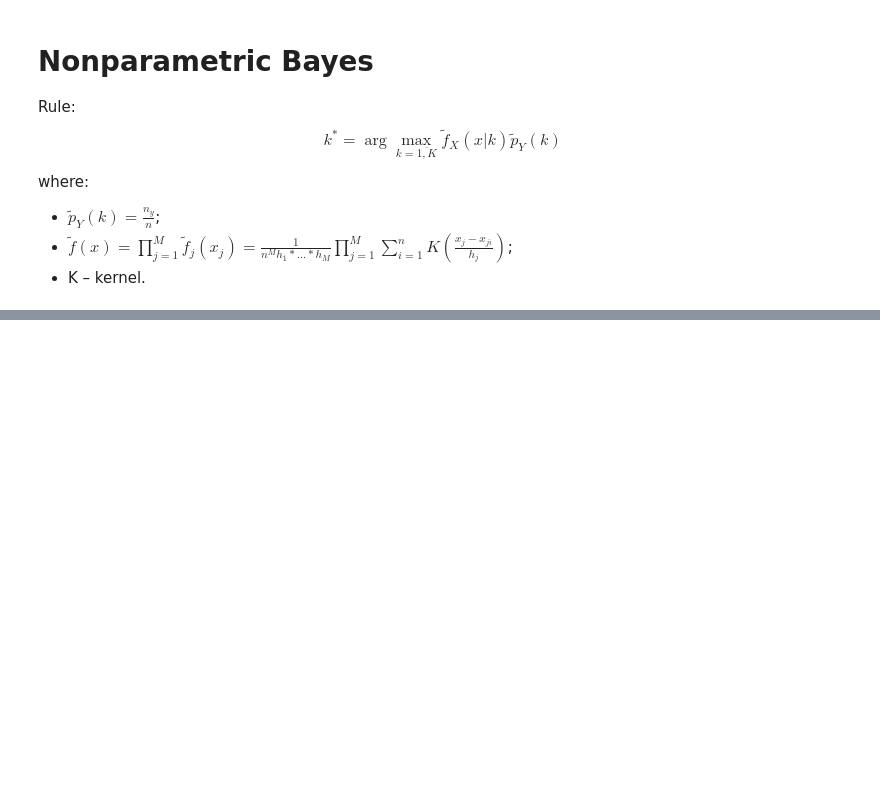
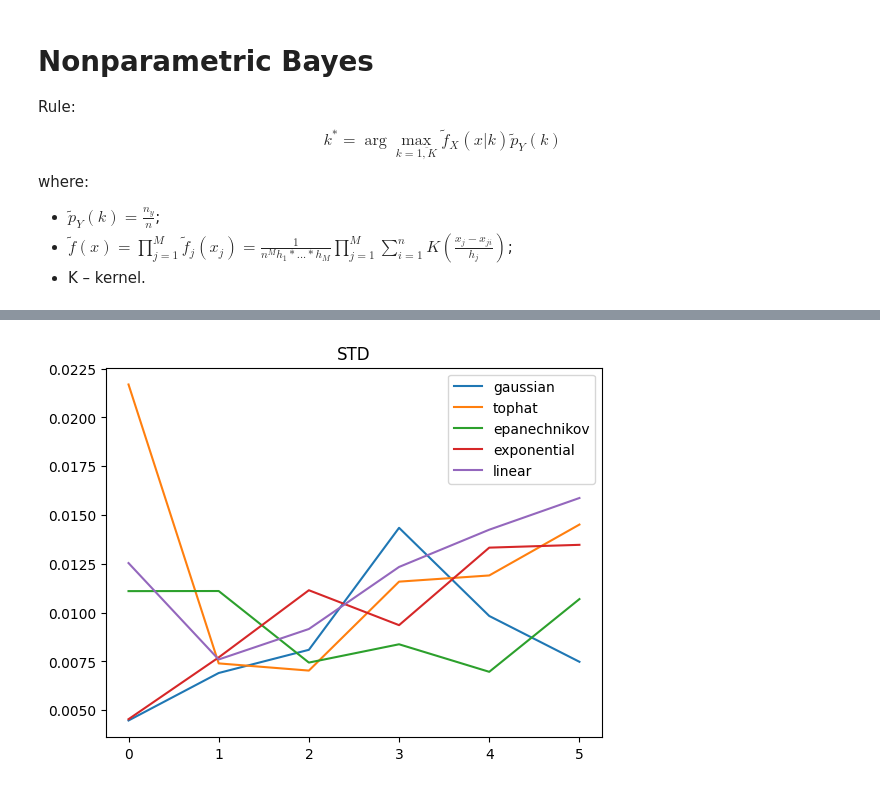
Before and after one commit to KyklyMachine/comparison-of-bayesian-classifiers, a Jupyter notebook: src/research/bm.ipynb, the cells around one changed output, grey strips where cells are left out. Cells and saved outputs as stored; diff of their text form; code cells hidden in the pictures; blank space fills up the shorter version.

```diff
--- a/src/research/bm.ipynb
+++ b/src/research/bm.ipynb
@@ -274,0 +263,7 @@ array([5, 5, 5, ..., 3, 3, 3])
+# %%
+for kernel in kernel_types:
+    plt.plot(res[1][kernel], label=kernel)
+    plt.legend()
+    plt.title("STD")
+# %% [output]
+[figure, added]
```
Also changed, not shown: parts of 25 cells of this notebook.
